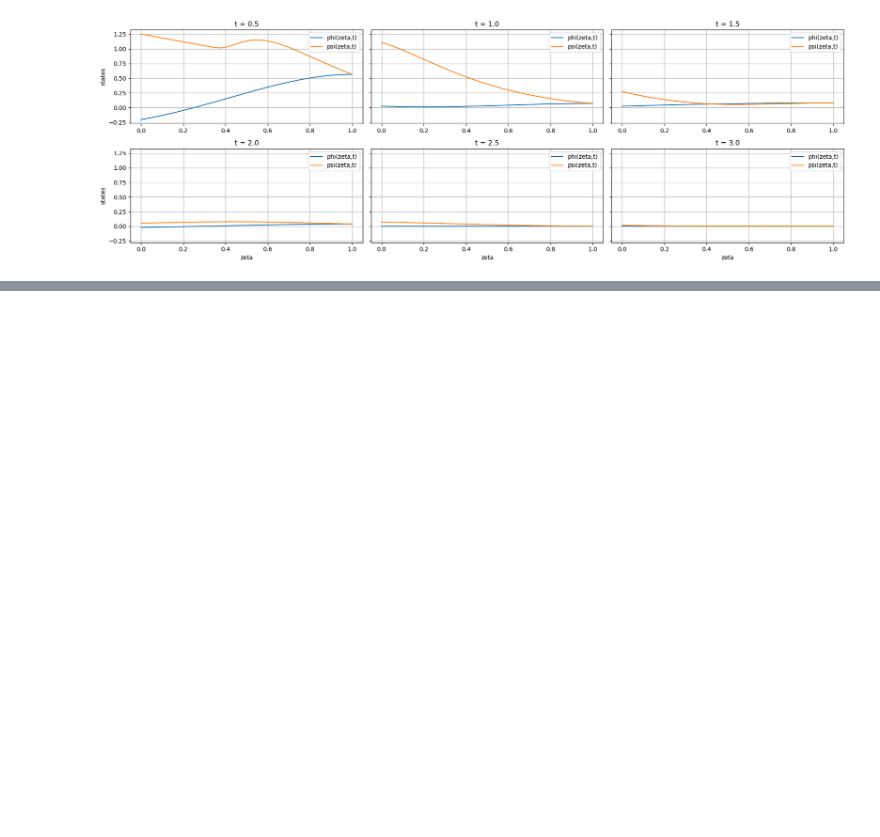
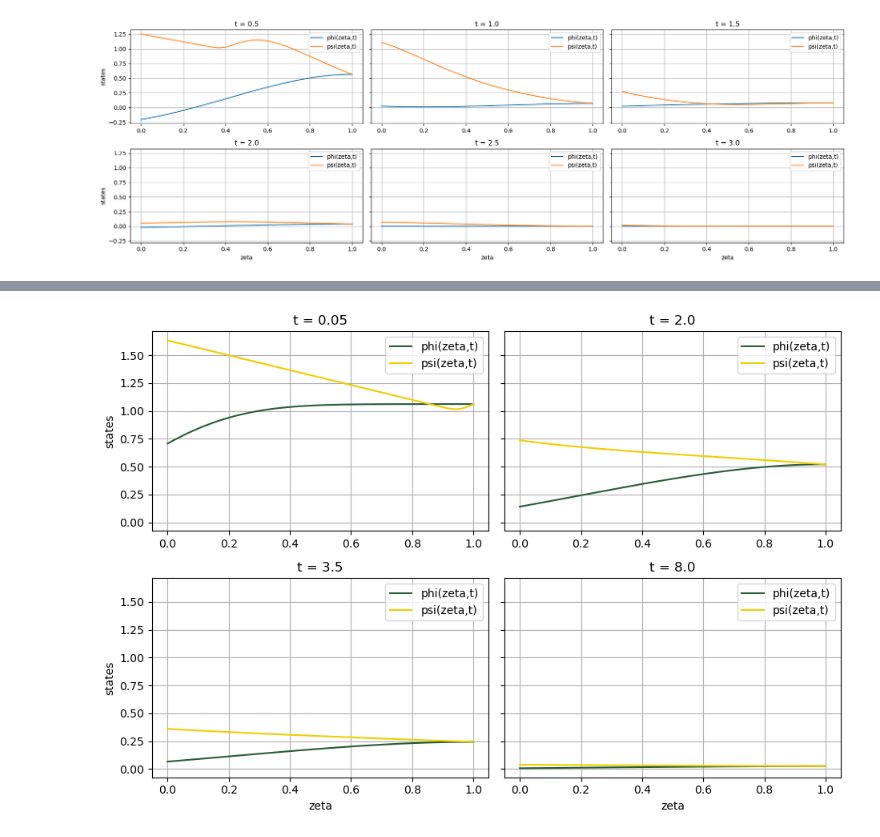
Before and after one commit to behradmoadeli/pfr_isothermal_recycle_delay_optimal, a Jupyter notebook: reports/BehradPaper.ipynb, the cells around one changed output, grey strips where cells are left out. Cells and saved outputs as stored; diff of their text form; code cells hidden in the pictures; blank space fills up the shorter version.

```diff
--- a/reports/BehradPaper.ipynb
+++ b/reports/BehradPaper.ipynb
@@ -826,0 +896,27 @@ mpc_b_df.to_csv(f'MPC/Bd.csv')
+# %%
+N = [4,199,349,799]
+c = mpc_df.columns
+r = mpc_df.index
+x = np.linspace(0,1,101)
+fig, axs = plt.subplots(2,2, figsize=(9.5,6.5), sharey=True)
+for i,n in enumerate(N):
+    if i < 2:
+        k=0
+    else:
+        k=1
+        i -= 2
+    if i==0:
+        axs[k,i].set_ylabel('states')
+
+    axs[k,i].plot(x,mpc_df.loc[r[n],c[:101]], label='phi(zeta,t)', color=rgb_1)
+    axs[k,i].plot(x,mpc_df.loc[r[n],c[101:202]], label='psi(zeta,t)', color=rgb_2)
+    axs[k,i].set_title(f't = {np.round(r[n],2)}')
+    axs[k,i].grid()
+    axs[k,i].legend()
+    if k == 1:
+        axs[k,i].set_xlabel('zeta')
+
+plt.tight_layout()
+plt.show()
+# %% [output]
+[figure, added]
```
Also changed, not shown: parts of 8 cells of this notebook, 2 other files.
